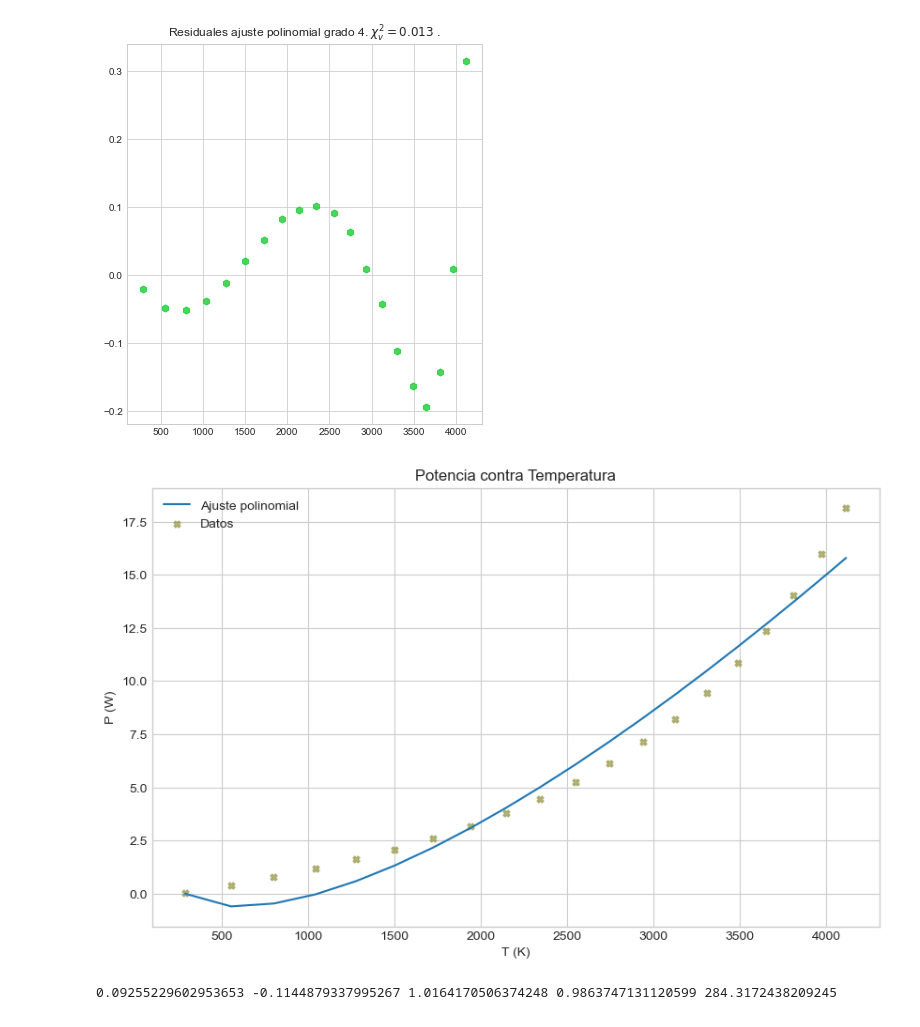
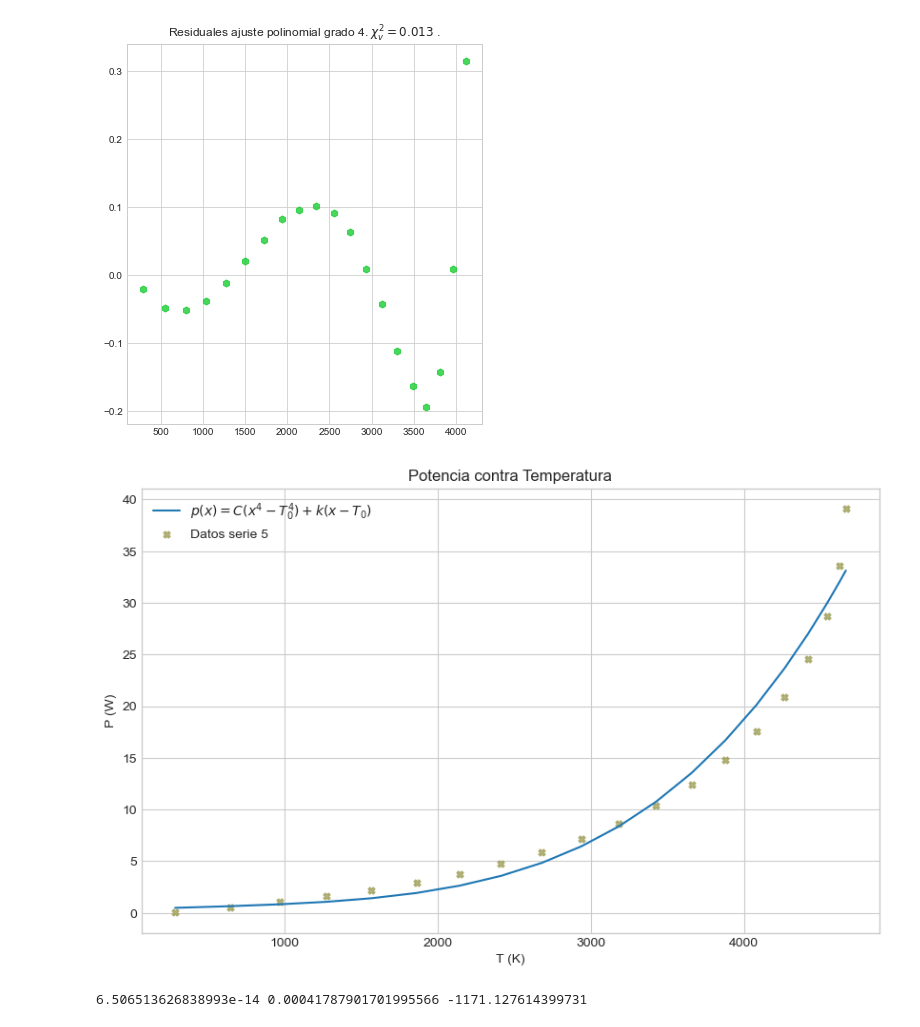
Before and after one commit to PachoDp13/Metodos_Computacionales, a Jupyter notebook: Stefan-Boltzmann.ipynb, the cells around one changed output. Cells and saved outputs as stored; diff of their text form; code cells hidden in the pictures.

```diff
--- a/Stefan-Boltzmann.ipynb
+++ b/Stefan-Boltzmann.ipynb
@@ -51,24 +52,23 @@ y=np.array([0.029775329,
 #########################################
 # Solución 1.1
 #########################################
-h=lambda x,C,K,A,B: C*((x**4)-A)+K*(x-B)
+h=lambda x,C,K,B: C*((x**4)-B**4)+K*(x-B)
 popth,pcovh=cfit(h,x,y)
-C,K,A,B=popth
-yh=h(x,C,K,A,B)
+C,K,B=popth
+yh=h(x,C,K,B)
 #######################################
 # Gráfica de la función
 #######################################
 plt.figure(figsize=(10,10/1.618),dpi=100)
 plt.scatter(x,y,s=25,color=(0.6,0.6,0.3,0.7),marker='X')
 plt.plot(x,yh)
-plt.legend(['Ajuste polinomial','Datos'])
+plt.legend([r'$p(x) = C(x^{4} - T_{0} ^{4})+k(x-T_{0})$','Datos serie 2'])
 plt.title('Potencia contra Temperatura')
 plt.xlabel('T (K)')
 plt.ylabel('P (W)')
-plt.legend(['Ajuste polinomial','Datos'])
 plt.style.use('seaborn-whitegrid')
 plt.show()
 
 
-print(C,K,A,B)
+print(C,K,B)
 # %% [output]
@@ -292,29 +239,69 @@ ax2.scatter(x,y-yh,s=50,marker="h",color=(0.1,0.8,0.2,0.8))
 <matplotlib.collections.PathCollection at 0x...>
 [figure]
 # %%
+x=np.array([284.3176636,
+642.9781792,
+969.7171271,
+1272.629993,
+1563.578152,
+1859.942516,
+2142.596092,
+2412.6414,
+2679.910451,
+2936.762225,
+3181.825464,
+3425.582522,
+3657.027769,
+3878.425742,
+4079.053961,
+4263.490801,
+4418.865128,
+4539.318755,
+4624.21172,
+4664.448852])
+y=np.array([0.029805601,
+0.53330141,
+1.054361548,
+1.602831531,
+2.218403076,
+2.950316802,
+3.776471872,
+4.719037431,
+5.820382305,
+7.131223726,
+8.583141587,
+10.36016182,
+12.42541544,
+14.82400409,
+17.58731903,
+20.89835724,
+24.54251073,
+28.70507858,
+33.56775713,
+39.09436578])
 #########################################
-# Solución 1.2
 #########################################
-h=lambda x,C,K,A,B,D: C*((x**A)-(D**A))+K*((x-D)**B)
+# Solución 1.1
+#########################################
+h=lambda x,C,K,B: C*((x**4)-B**4)+K*(x-B)
 popth,pcovh=cfit(h,x,y)
-C,K,A,B,D=popth
-yh=h(x,C,K,A,B,D)
+C,K,B=popth
+yh=h(x,C,K,B)
 #######################################
 # Gráfica de la función
 #######################################
 plt.figure(figsize=(10,10/1.618),dpi=100)
 plt.scatter(x,y,s=25,color=(0.6,0.6,0.3,0.7),marker='X')
 plt.plot(x,yh)
-plt.legend(['Ajuste polinomial','Datos'])
+plt.legend([r'$p(x) = C(x^{4} - T_{0} ^{4})+k(x-T_{0})$','Datos serie 5'])
 plt.title('Potencia contra Temperatura')
 plt.xlabel('T (K)')
 plt.ylabel('P (W)')
-plt.legend(['Ajuste polinomial','Datos'])
 plt.style.use('seaborn-whitegrid')
 plt.show()
 
 
-print(C,K,A,B,D)
+print(C,K,B)
 # %% [output]
-[figure, old version]
+[figure, new version]
-0.09255229602953653 -0.1144879337995267 1.0164170506374248 0.9863747131120599 284.3172438209245
+6.506513626838993e-14 0.00041787901701995566 -1171.127614399731
```
Also changed, not shown: parts of 10 cells of this notebook.
